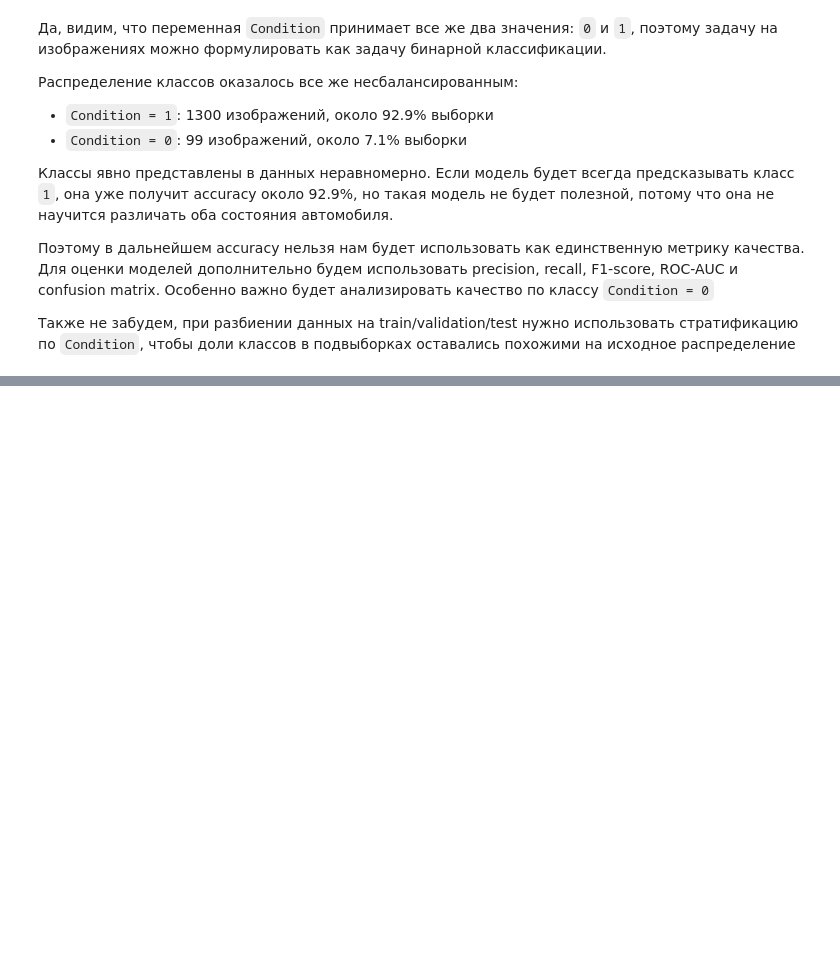
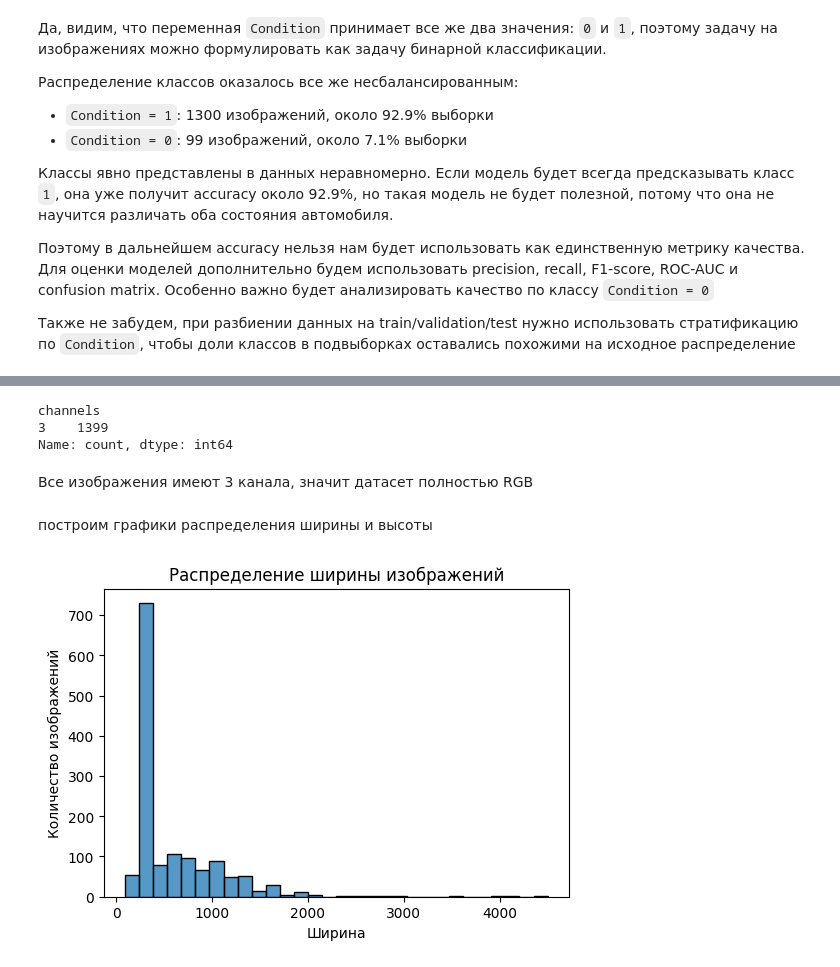
Before and after one commit to tdrkn/GP5, a Jupyter notebook: gp5_image_task.ipynb, the cells around one changed output, grey strips where cells are left out. Drawn from its saved outputs; the diff is of its cells as text; code cells hidden in the pictures; blank space fills up the shorter version.

```diff
--- a/gp5_image_task.ipynb
+++ b/gp5_image_task.ipynb
@@ -191,0 +268,3 @@ plt.show()
+# %%
+image_data['full_image_path'] = image_data['Image_path'].apply(lambda x: DATA_DIR / 'trainImages' / x)
+image_data.head()
@@ -191,0 +278,3 @@ plt.show()
+# %%
+image_data['file_exists'] = image_data['full_image_path'].apply(lambda x: x.exists())
+image_data['file_exists'].value_counts()
@@ -191,0 +310,5 @@ plt.show()
+# %%
+image_shapes = []
+for path in image_data['full_image_path']:
+    image = plt.imread(path)
+    image_shapes.append(image.shape)
@@ -191,0 +319,3 @@ plt.show()
+# %%
+image_size_data = pd.DataFrame(image_shapes, columns=['height', 'width', 'channels'])
+image_size_data.head()
@@ -191,0 +341,19 @@ plt.show()
+# %%
+image_size_data['channels'].value_counts()
+# %% [output]
+channels
+3    1399
+Name: count, dtype: int64
+# %% [markdown]
+Все изображения имеют 3 канала, значит датасет полностью RGB
+# %% [markdown]
+построим графики распределения ширины и высоты
+# %%
+plt.figure(figsize=(6, 4))
+sns.histplot(image_size_data['width'], bins=30)
+plt.title('Распределение ширины изображений')
+plt.xlabel('Ширина')
+plt.ylabel('Количество изображений')
+plt.show()
+# %% [output]
+[figure, added]
```
Also changed, not shown: parts of 35 cells of this notebook.
